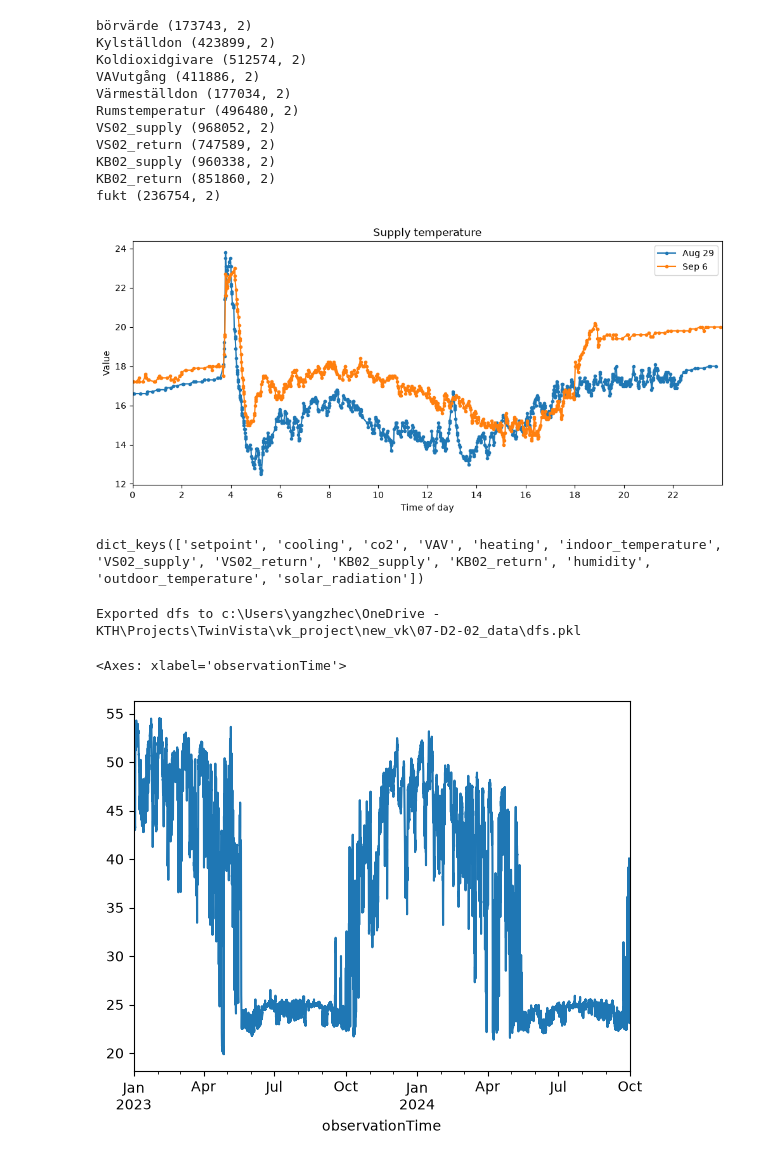
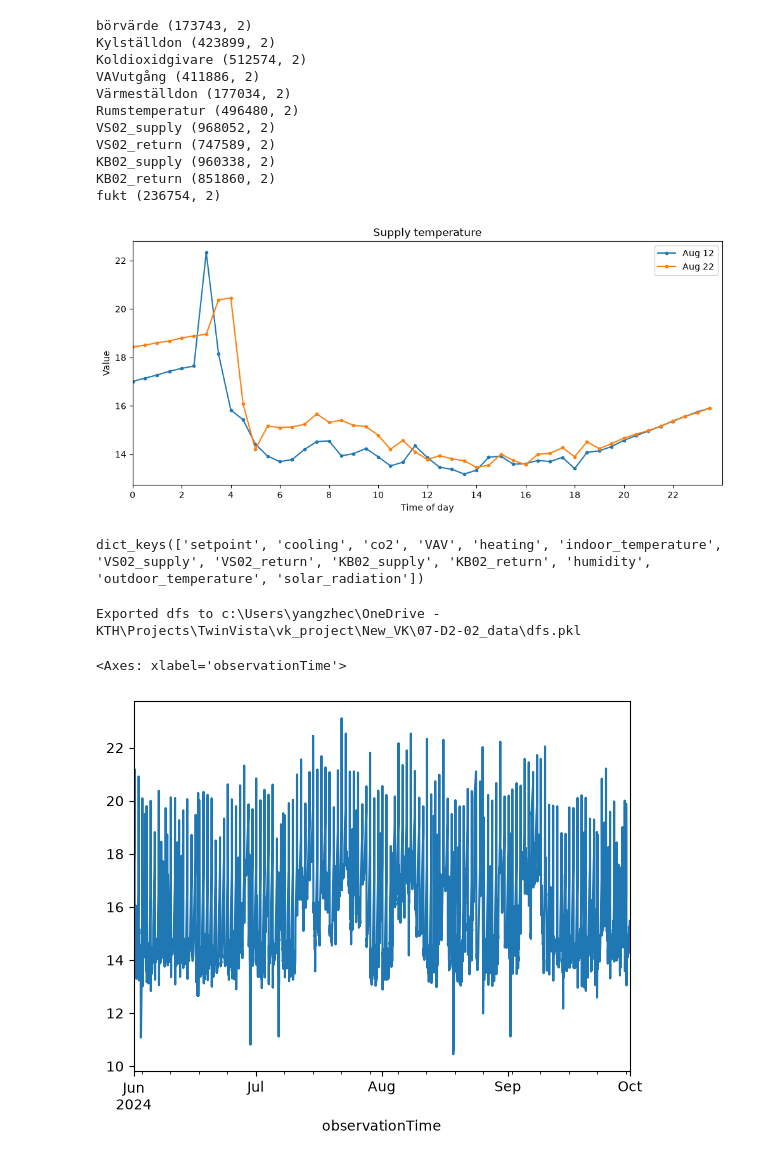
Before and after one commit to KrisCHEN8/New_VK, a Jupyter notebook: data_preprocessing.ipynb, the cells around one changed output. Saved outputs shown, nothing was run; the diff lists cells and outputs as text; code cells hidden in the pictures.

```diff
--- a/data_preprocessing.ipynb
+++ b/data_preprocessing.ipynb
@@ -161,7 +161,7 @@ df_humidity = read_smhi_csv('smhi_humidity.csv')
 # %%
 fig, ax = plt.subplots(figsize=(12, 5))
 
-for date, label in [('2024-08-29', 'Aug 29'), ('2024-09-06', 'Sep 6')]:
+for date, label in [('2024-08-12', 'Aug 12'), ('2024-08-22', 'Aug 22')]:
     daily = dfs['KB02_supply'].loc[date]
     time_of_day = (
         daily.index.hour
@@ -178,7 +178,7 @@ ax.set_xlim(0, 24)
 ax.legend()
 plt.show()
 # %% [output]
-[figure, old version]
+[figure, new version]
 # %%
 new_keys = [
     'setpoint',
@@ -202,7 +202,7 @@ print(dfs.keys())
 # %% [output]
 dict_keys(['setpoint', 'cooling', 'co2', 'VAV', 'heating', 'indoor_temperature', 'VS02_supply', 'VS02_return', 'KB02_supply', 'KB02_return', 'humidity', 'outdoor_temperature', 'solar_radiation'])
 # %%
-start_date = '2023-01-01 00:00:00'
+start_date = '2024-06-01 00:00:00'
 end_date = '2024-10-01 00:00:00'
 # %%
 def time_weighted_resample(df, start_date, end_date, freq, window=None, value_cols=None,
@@ -273,7 +273,7 @@ with open(export_path, 'wb') as f:
 
 print(f'Exported dfs to {export_path}')
 # %% [output]
-Exported dfs to c:\Users\yangzhec\OneDrive - KTH\Projects\TwinVista\vk_project\new_vk\07-D2-02_data\dfs.pkl
+Exported dfs to c:\Users\yangzhec\OneDrive - KTH\Projects\TwinVista\vk_project\New_VK\07-D2-02_data\dfs.pkl
 # %%
 # dfs['humidity']['value'].plot()
 # %%
@@ -307,7 +307,7 @@ Exported dfs to c:\Users\yangzhec\OneDrive - KTH\Projects\TwinVista\vk_project\n
 # ax.set_title('Humidity vs. indoor temperature')
 # plt.show()
 # %%
-dfs['VS02_supply']['value'].plot()
+dfs['KB02_supply']['value'].plot()
 # %% [output]
 <Axes: xlabel='observationTime'>
-[figure, old version]
+[figure, new version]
```
Also changed, not shown: 5 other files.
